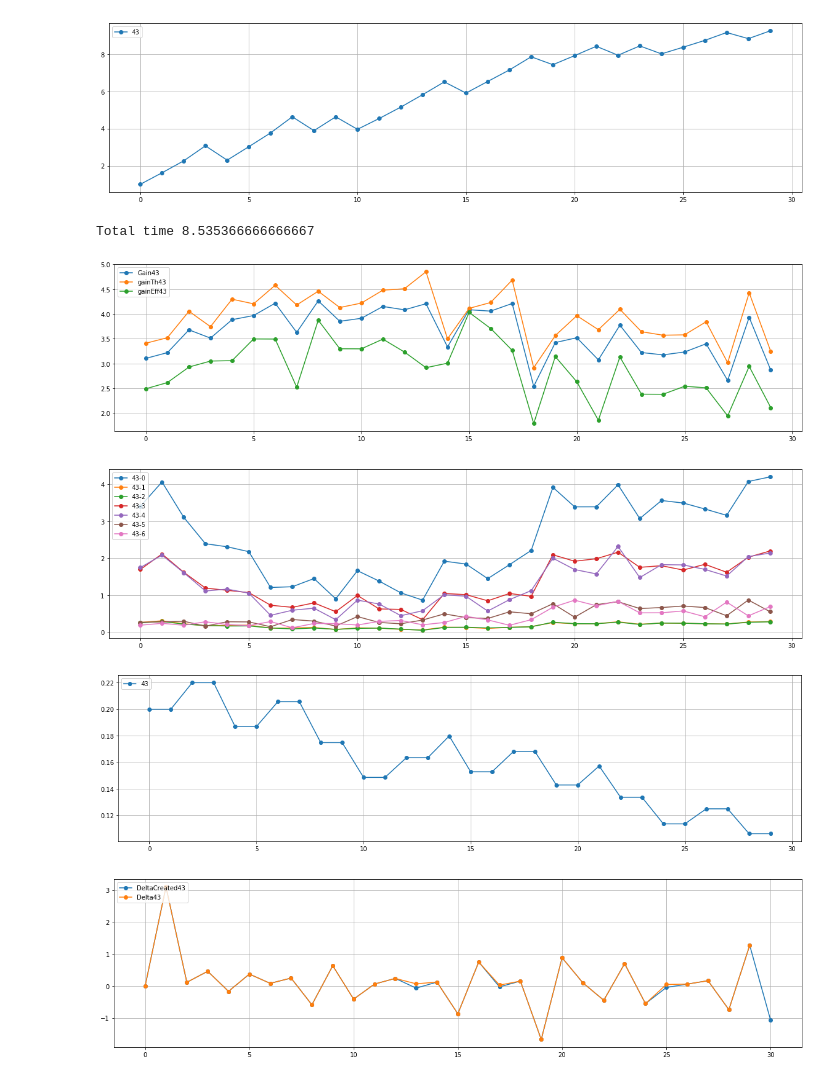
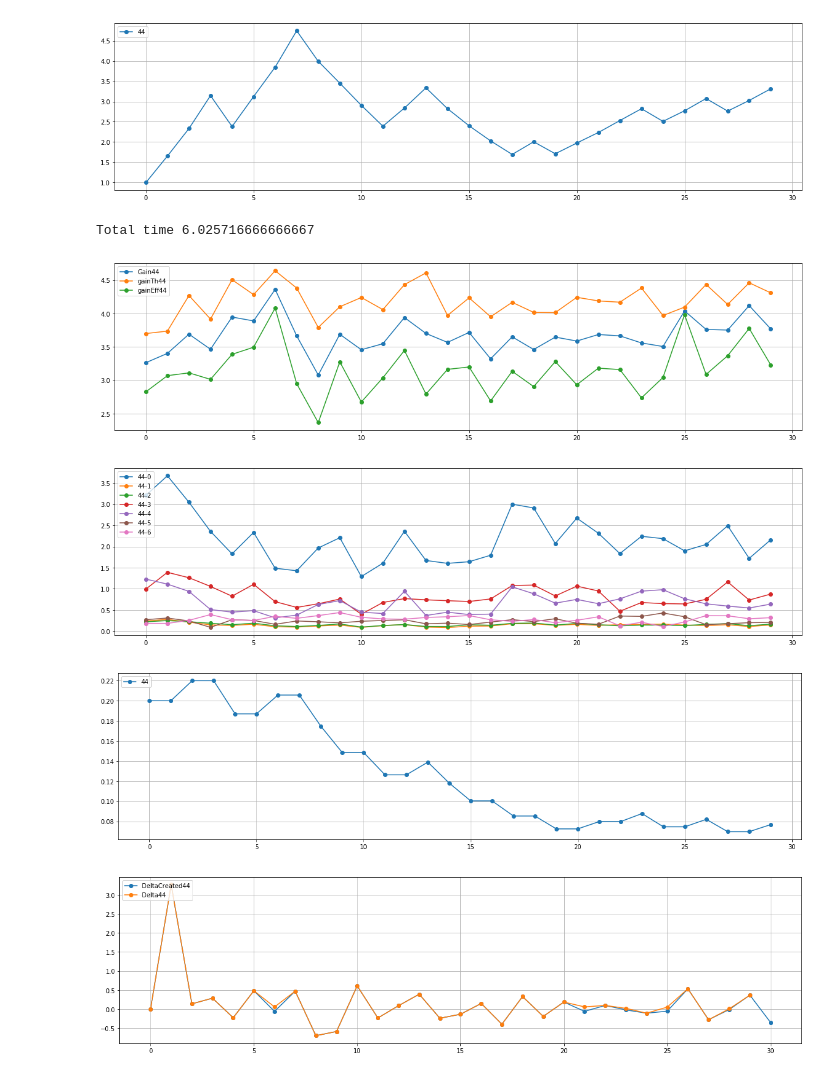
Before and after one commit to AndreeaStefan/SmartuistWrapper, a Jupyter notebook: evaluation/PlotResults.ipynb, the cells around one changed output. Cells and saved outputs as stored; diff of their text form; code cells hidden in the pictures.

Commit message:
PLAYER 44; new delta threshold; throughput effort equal; weights to original

```diff
--- a/evaluation/PlotResults.ipynb
+++ b/evaluation/PlotResults.ipynb
@@ -95,7 +95,7 @@ plt.show()
 # player 8 = change effort
 # player 9 = same as 8
 
-players = [43]
+players = [44]
 results = []
 gradientStats = []
 path ="C:\\Users\\huber\\OneDrive\\Dokumenty\\thesis-hubert\\unity\\SmartuistWrapper\\tapResult.csv"
@@ -235,39 +235,39 @@ for p in players:
     tmp = gradientStats[p]
     gain = [0]
     prevGain = [0]
     for words in tmp:
         gain.append(float(words[5]))
         prevGain.append(float(words[4]))
 
 
     delta = np.array(gain) - np.array(prevGain)
     x = list(range(0, len(delta)))
     plt.plot(x, delta, 'o-', label="DeltaCreated"+str(p))
 plt.legend(loc='upper left')
 plt.grid(True)
 
 
 # delta
 for p in players:
     tmp = results[p]
     delta = []
     for words in tmp:
         delta.append(float(words[30]))
 
 #     smallDeltas = delta.toList()
     delta =  [x for i, x in enumerate(delta) if i == delta.index(x)]
     x = list(range(0, len(delta)))
     plt.plot(x, delta, 'o-', label="Delta"+str(p))
 plt.legend(loc='upper left')
 plt.grid(True)
 plt.show()
 # %% [output]
-[figure, old version]
+[figure, new version]
-Total time 8.535366666666667
+Total time 6.025716666666667
-[figure, old version]
+[figure, new version]
-[figure, old version]
+[figure, new version]
-[figure, old version]
+[figure, new version]
-[figure, old version]
+[figure, new version]
 # %%
 # plt.plot(x, uniqueGain, 'go-')
 # plt.grid(True)
```
Also changed, not shown: 4 other files.
